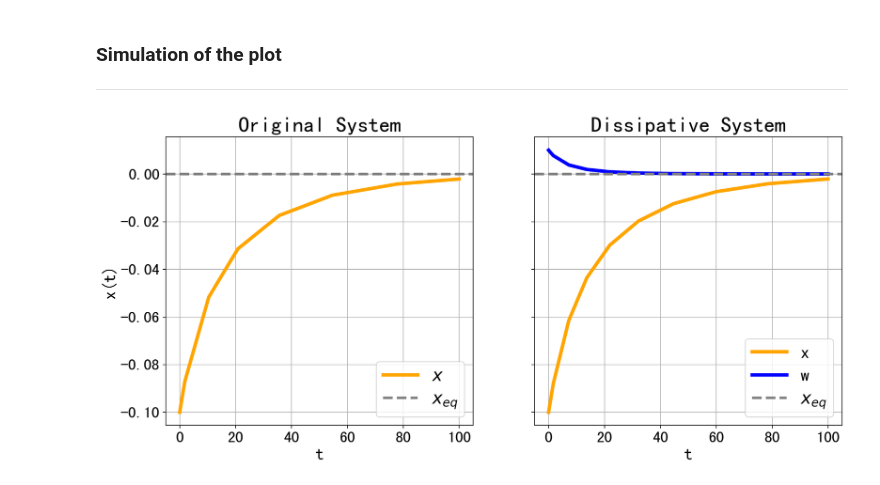
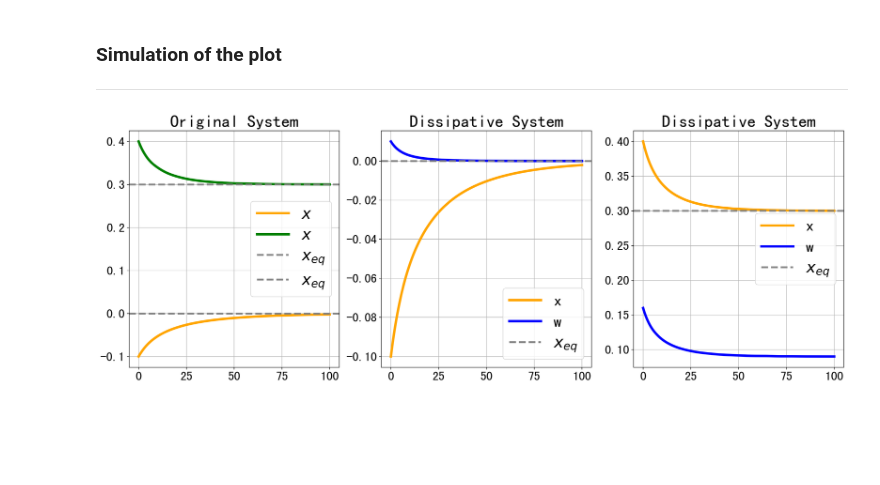
Before and after one commit to yubocai-poly/DQbee, a Jupyter notebook: Examples/BiStability/bistable.ipynb, the cells around one changed output. Saved outputs shown, nothing was run; the diff lists cells and outputs as text; code cells hidden in the pictures; blank space fills up the shorter version.

```diff
--- a/Examples/BiStability/bistable.ipynb
+++ b/Examples/BiStability/bistable.ipynb
@@ -69,46 +70,58 @@ bistable_original = [k1 * x ** 2 - k2 * x ** 3 - k3 * x]
 bistable_quadra = [k1 * w - k2 * x * w - k3 * x, 2 * k1 * x * w - 2 * k2 * w ** 2 - 2 * k3 * w]
 
 initial_state_original_1 = [-0.1]
 initial_state_original_2 = [0.4]
 initial_state_quadra_1 = [-0.1, 0.01]
 initial_state_quadra_2 = [0.4, 0.16]
 
 fun_bistable_original = sp.lambdify((t, [x]), bistable_original, 'numpy')
 fun_bistable_quadra = sp.lambdify((t, [x, w]), bistable_quadra, 'numpy')
 
 t_span = [0, 100]
+t_eval = np.linspace(t_span[0], t_span[1], 1000)
 
-sol_original_1 = solve_ivp(fun_bistable_original, t_span, initial_state_original_1, method='RK45')
-sol_original_2 = solve_ivp(fun_bistable_original, t_span, initial_state_original_2, method='RK45')
-sol_quadra_1 = solve_ivp(fun_bistable_quadra, t_span, initial_state_quadra_1, method='RK45')
-sol_quadra_2 = solve_ivp(fun_bistable_quadra, t_span, initial_state_quadra_2, method='RK45')
+sol_original_1 = solve_ivp(fun_bistable_original, t_span, initial_state_original_1, method='RK45', t_eval=t_eval)
+sol_original_2 = solve_ivp(fun_bistable_original, t_span, initial_state_original_2, method='RK45', t_eval=t_eval)
+sol_quadra_1 = solve_ivp(fun_bistable_quadra, t_span, initial_state_quadra_1, method='RK45', t_eval=t_eval)
+sol_quadra_2 = solve_ivp(fun_bistable_quadra, t_span, initial_state_quadra_2, method='RK45', t_eval=t_eval)
 
-fig, (ax1, ax2) = plt.subplots(1, 2, figsize=(14, 6), sharey=True)
+fig, (ax1, ax2, ax3) = plt.subplots(1, 3, figsize=(21, 7))
 
 ax1.plot(sol_original_1.t, sol_original_1.y[0], 'orange', label=r'$x$', linewidth=4)
-# ax1.plot(sol_original_2.t, sol_original_2.y[0], 'r', label=r'$x$, initial $\mathcal{X}_{0}=-0.1$', linewidth=3)
-ax1.set_title(r'Original System', size=25)
-ax1.set_xlabel('t', size=20)
-ax1.set_ylabel('x(t)', size=20)
+ax1.plot(sol_original_2.t, sol_original_2.y[0], 'green', label=r'$x$', linewidth=4)
+ax1.axhline(y=0.3, color='gray', linestyle='--', linewidth=3, label=r'$x_{eq}$')
+ax1.set_title(r'Original System', size=28)
+# ax1.set_xlabel('t', size=20)
+# ax1.set_ylabel('x(t)', size=20)
 ax1.axhline(y=0, color='gray', linestyle='--', linewidth=3, label=r'$x_{eq}$')
-ax1.legend(loc='best', prop={'size': 20})
+ax1.legend(loc='best', prop={'size': 26})
 ax1.grid()
 
 ax2.plot(sol_quadra_1.t, sol_quadra_1.y[0], 'orange', label=r'x', linewidth=4)
 # ax2.plot(sol_quadra_2.t, sol_quadra_2.y[0], 'r', label='x')
 ax2.plot(sol_quadra_1.t, sol_quadra_1.y[1], 'b', label=r'w', linewidth=4)
 # ax2.plot(sol_quadra_2.t, sol_quadra_2.y[1], 'r', label='x')
-ax2.set_title('Dissipative System', size=25)
-ax2.set_xlabel('t', size=20)
+ax2.set_title(r'Dissipative System', size=28)
+# ax2.set_xlabel('t', size=20)
 ax2.axhline(y=0, color='gray', linestyle='--', linewidth=3, label=r'$x_{eq}$')
-ax2.legend(loc='best', prop={'size': 20})
+ax2.legend(loc='best', prop={'size': 26})
 ax2.grid()
 
-ax1.tick_params(axis='both', which='major', labelsize=18)
-ax2.tick_params(axis='both', which='major', labelsize=18)
+ax3.plot(sol_quadra_2.t, sol_quadra_2.y[0], 'orange', label='x', linewidth=4)
+# ax2.plot(sol_quadra_1.t, sol_quadra_1.y[1], 'orange', label=r'w', linewidth=4)
+ax3.plot(sol_quadra_2.t, sol_quadra_2.y[1], 'blue', label='w', linewidth=4)
+ax3.set_title('Dissipative System', size=28)
+# ax3.set_xlabel('t', size=20)
+ax3.axhline(y=0.3, color='gray', linestyle='--', linewidth=3, label=r'$x_{eq}$')
+ax3.legend(loc='best', prop={'size': 26})
+ax3.grid()
+
+ax1.tick_params(axis='both', which='major', labelsize=20)
+ax2.tick_params(axis='both', which='major', labelsize=20)
+ax3.tick_params(axis='both', which='major', labelsize=20)
 
 plt.savefig("../../figure/bistable_simulation_1.png", dpi=1000, bbox_inches = 'tight')
 
 plt.show()
 # %% [output]
-[figure, old version]
+[figure, new version]
```
Also changed, not shown: parts of 2 cells of this notebook, 7 other files.
